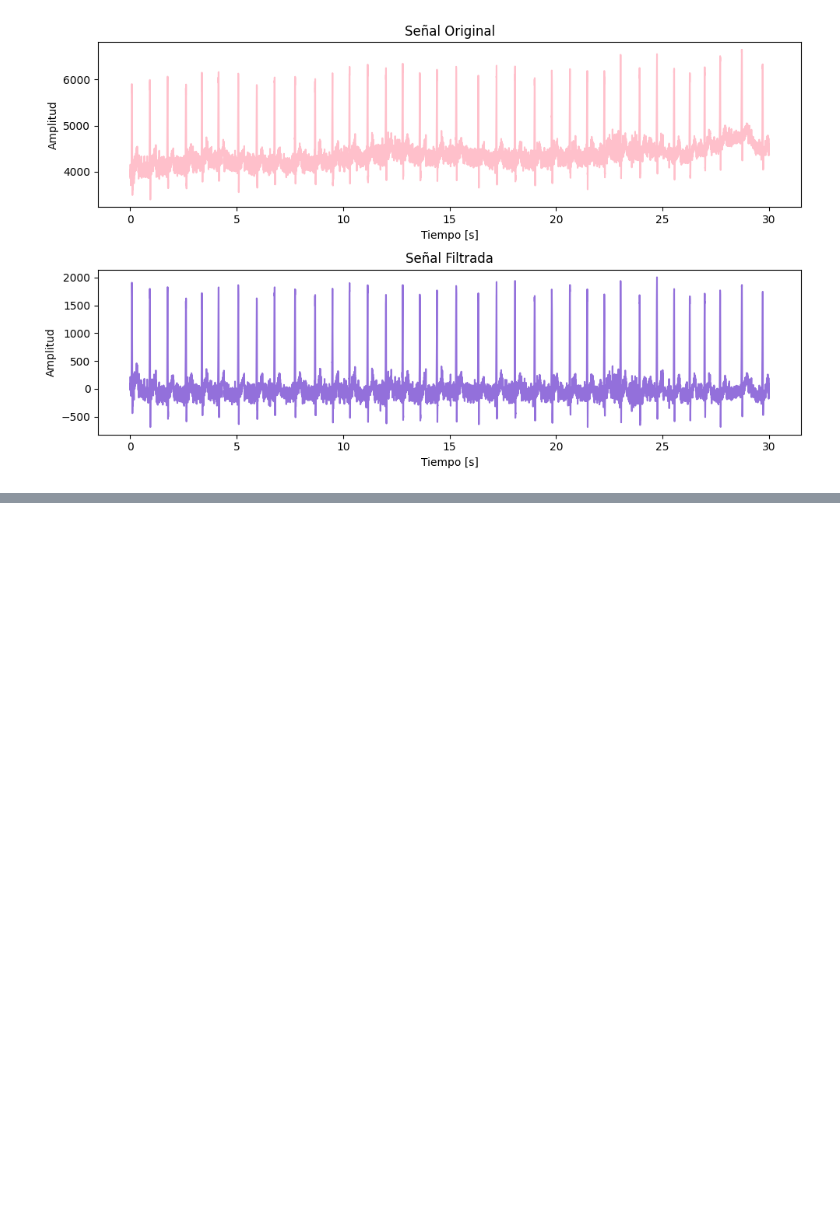
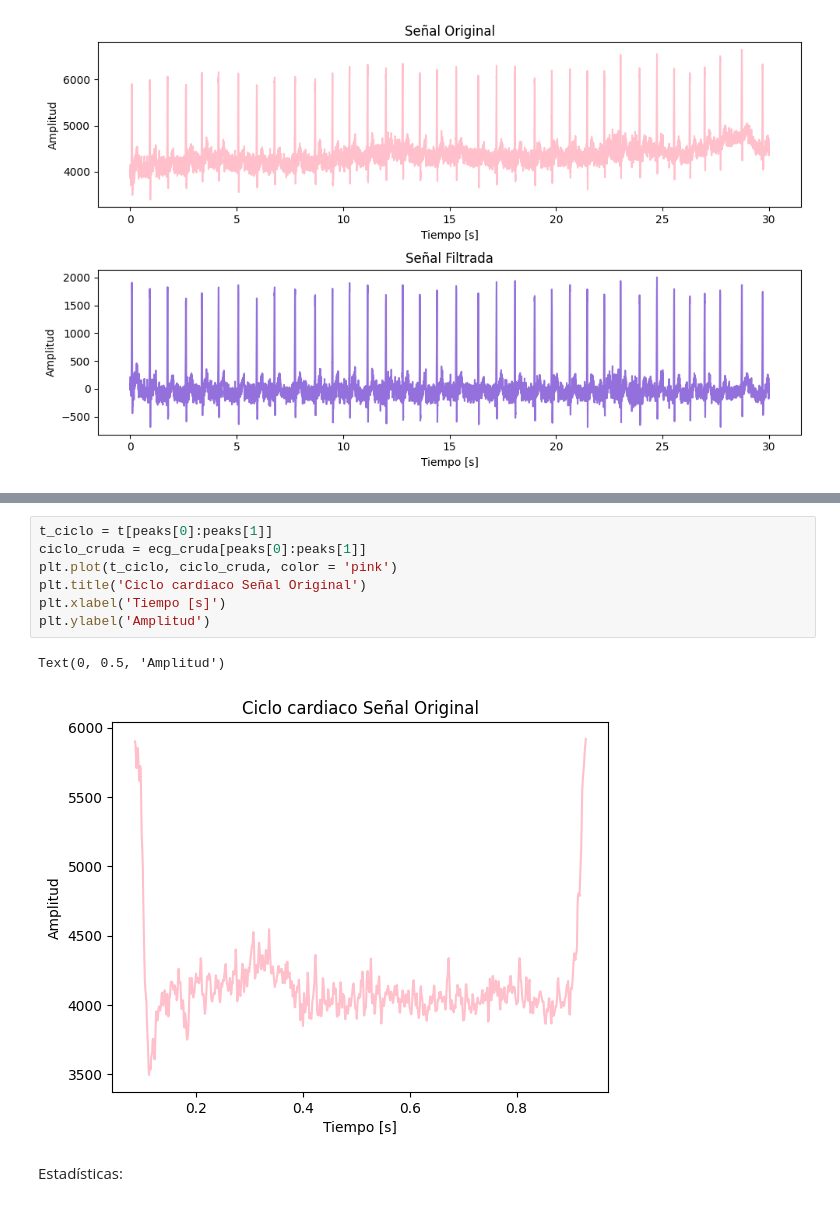
Before and after one commit to isaBedoyao/Biosignals, a Jupyter notebook: PRÁCTICA 3/P3_ECG_AntoniaYepes_IsabellaBedoya.ipynb, the cells around one changed output, grey strips where cells are left out. Cells and saved outputs as stored; diff of their text form; blank space fills up the shorter version.

```diff
--- a/PRÁCTICA 3/P3_ECG_AntoniaYepes_IsabellaBedoya.ipynb
+++ b/PRÁCTICA 3/P3_ECG_AntoniaYepes_IsabellaBedoya.ipynb
@@ -70,0 +92,12 @@ Se observa un desplazamiento (offset) en la señal original, junto con una mayor
+# %%
+t_ciclo = t[peaks[0]:peaks[1]]
+ciclo_cruda = ecg_cruda[peaks[0]:peaks[1]]
+plt.plot(t_ciclo, ciclo_cruda, color = 'pink')
+plt.title('Ciclo cardiaco Señal Original')
+plt.xlabel('Tiempo [s]')
+plt.ylabel('Amplitud')
+# %% [output]
+Text(0, 0.5, 'Amplitud')
+[figure, added]
+# %% [markdown]
+Estadísticas:
```
Also changed, not shown: parts of 48 cells of this notebook.
